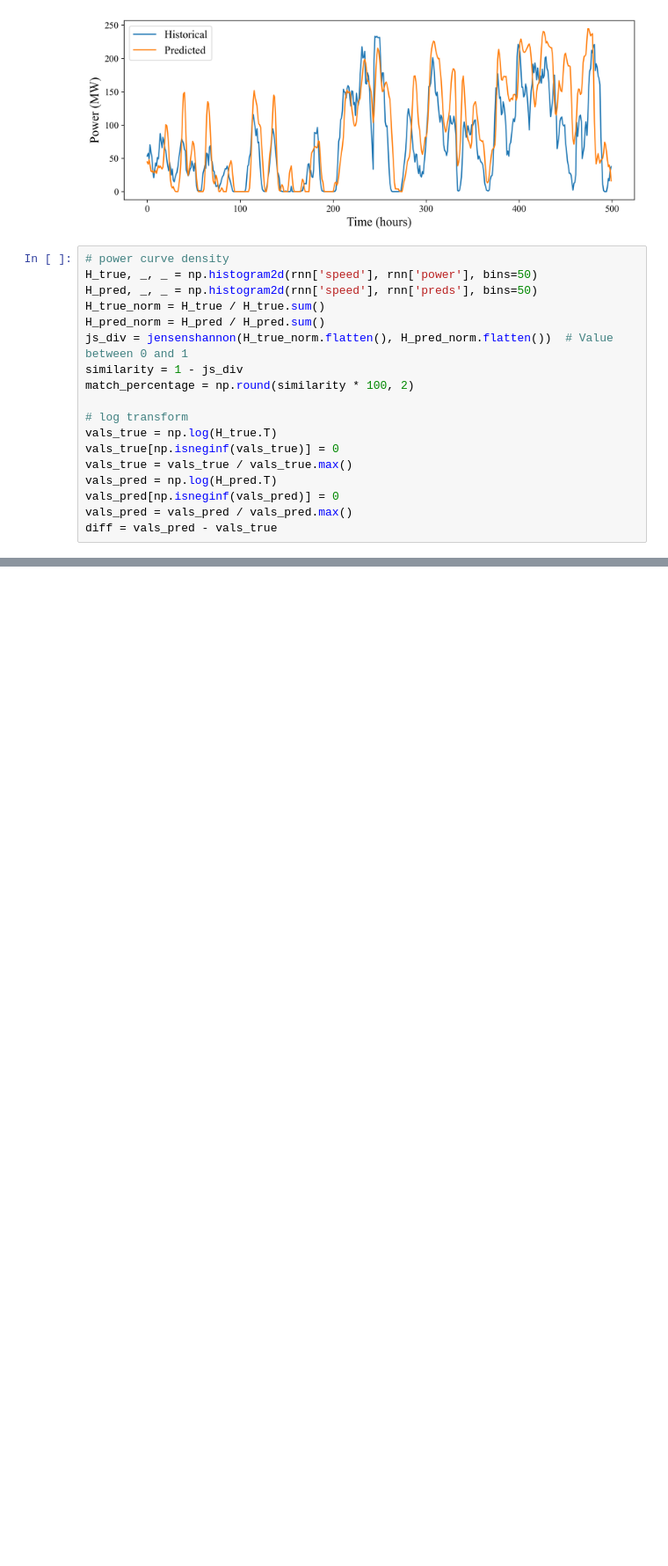
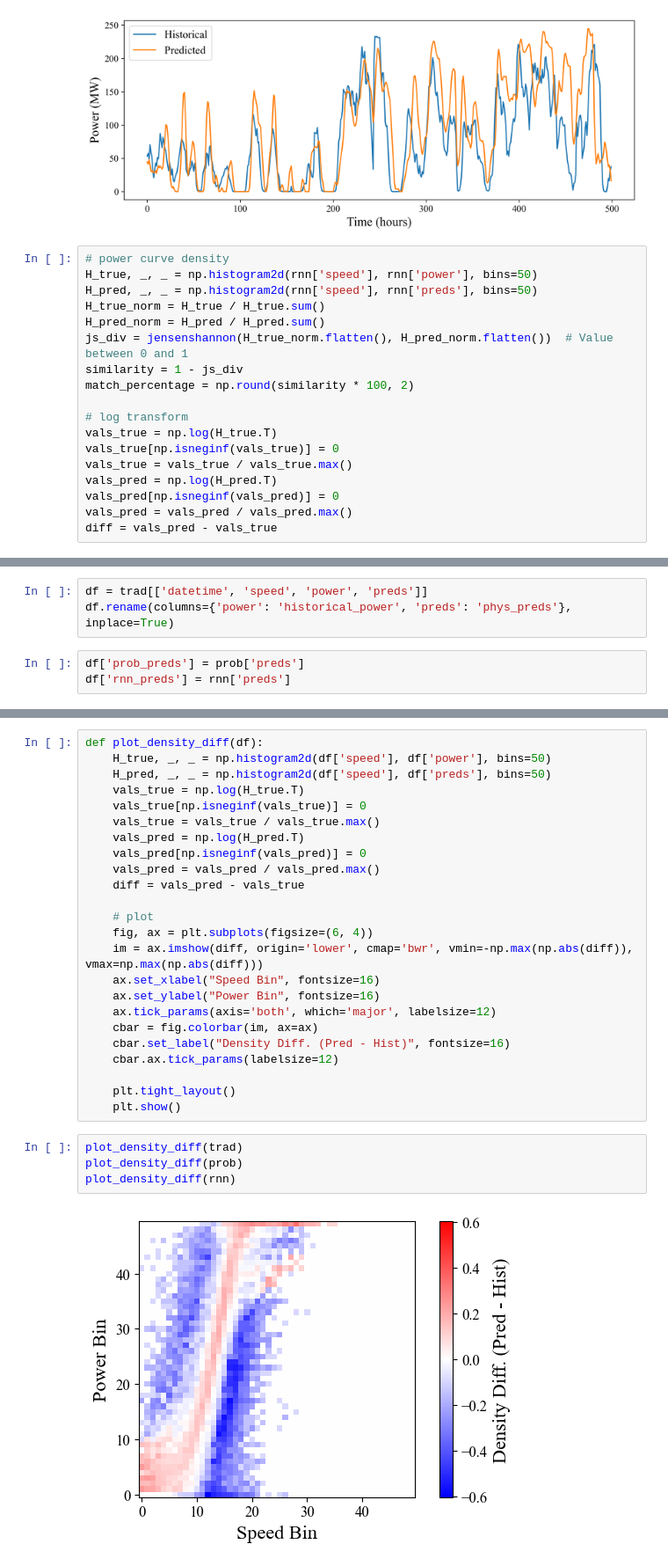
Before and after one commit to davidvalenta-dev/deep-wind-model-dispatch, a Jupyter notebook: power_model/evaluation/evaluate_models.ipynb, the cells around one changed output, grey strips where cells are left out. Shown at 88% size. Drawn from its saved outputs; the diff is of its cells as text; blank space fills up the shorter version.

```diff
--- a/power_model/evaluation/evaluate_models.ipynb
+++ b/power_model/evaluation/evaluate_models.ipynb
@@ -418,0 +404,6 @@ plt.savefig('../figures/annual_power_diff.png', bbox_inches='tight', dpi=300)
+# %%
+df = trad[['datetime', 'speed', 'power', 'preds']]
+df.rename(columns={'power': 'historical_power', 'preds': 'phys_preds'}, inplace=True)
+# %%
+df['prob_preds'] = prob['preds']
+df['rnn_preds'] = rnn['preds']
@@ -418,0 +498,30 @@ plt.savefig('../figures/annual_power_diff.png', bbox_inches='tight', dpi=300)
+# %%
+def plot_density_diff(df):
+    H_true, _, _ = np.histogram2d(df['speed'], df['power'], bins=50)
+    H_pred, _, _ = np.histogram2d(df['speed'], df['preds'], bins=50)
+    vals_true = np.log(H_true.T)
+    vals_true[np.isneginf(vals_true)] = 0
+    vals_true = vals_true / vals_true.max()
+    vals_pred = np.log(H_pred.T)
+    vals_pred[np.isneginf(vals_pred)] = 0
+    vals_pred = vals_pred / vals_pred.max()
+    diff = vals_pred - vals_true
+
+    # plot
+    fig, ax = plt.subplots(figsize=(6, 4))
+    im = ax.imshow(diff, origin='lower', cmap='bwr', vmin=-np.max(np.abs(diff)), vmax=np.max(np.abs(diff)))
+    ax.set_xlabel("Speed Bin", fontsize=16)
+    ax.set_ylabel("Power Bin", fontsize=16)
+    ax.tick_params(axis='both', which='major', labelsize=12)
+    cbar = fig.colorbar(im, ax=ax)
+    cbar.set_label("Density Diff. (Pred - Hist)", fontsize=16)
+    cbar.ax.tick_params(labelsize=12)
+
+    plt.tight_layout()
+    plt.show()
+# %%
+plot_density_diff(trad)
+plot_density_diff(prob)
+plot_density_diff(rnn)
+# %% [output]
+[figure, added]
```
Also changed, not shown: parts of 51 cells of this notebook, 12 other files.
